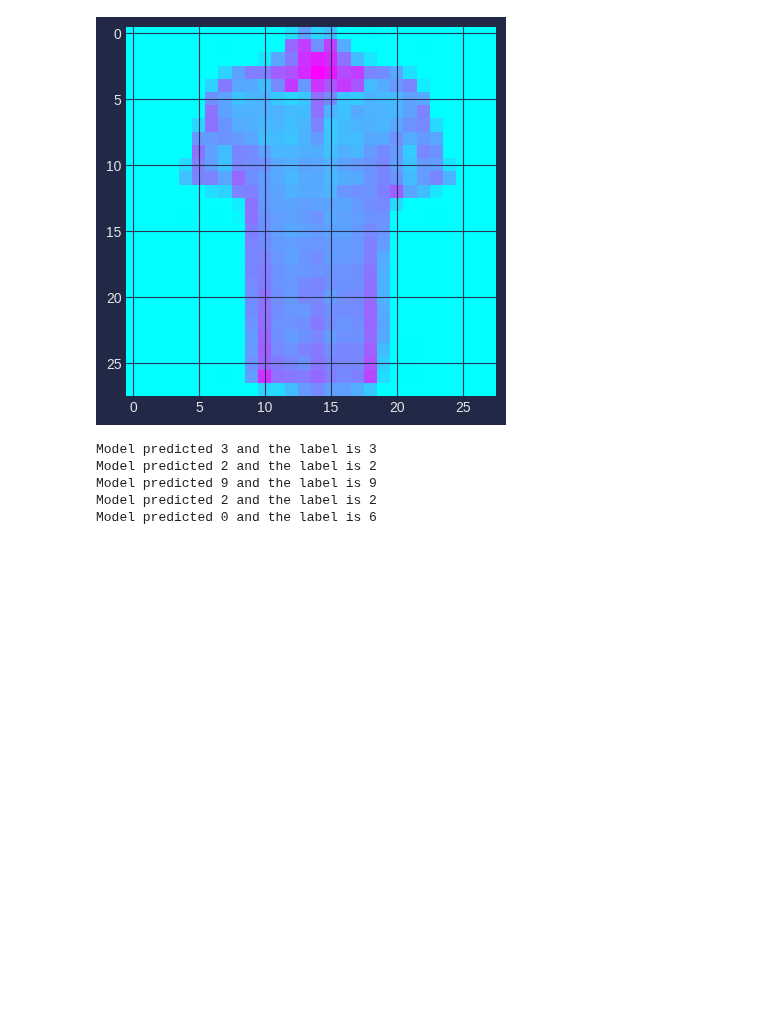
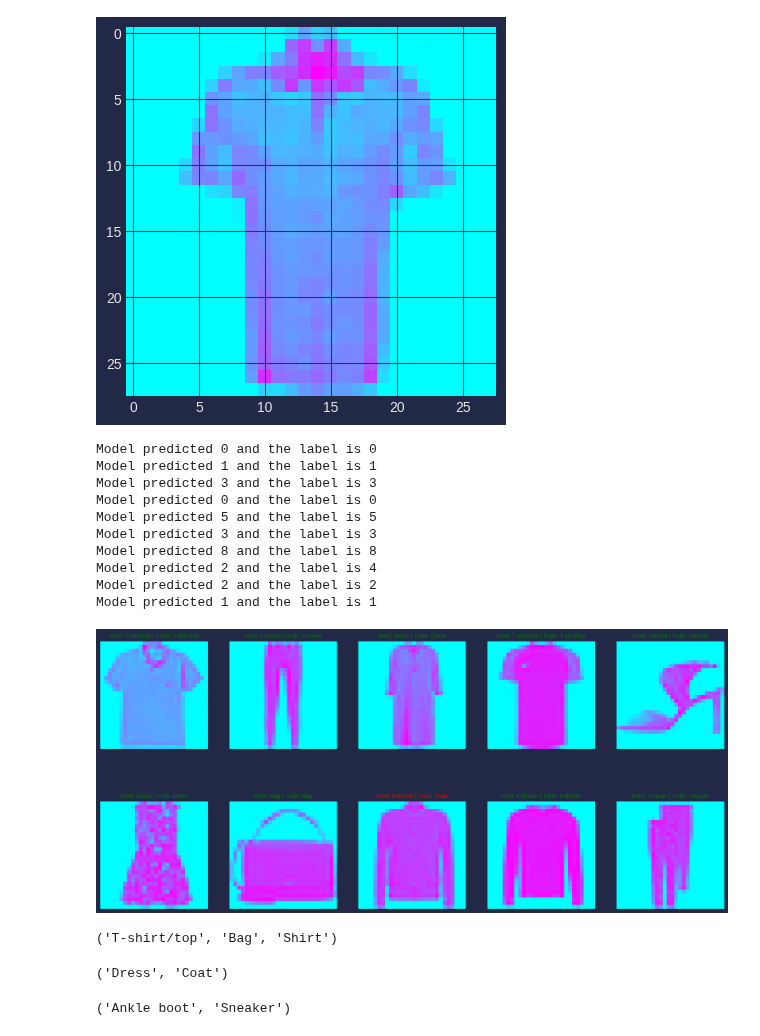
Before and after one commit to Pritush09/DeepLearning-Pytorch, a Jupyter notebook: 03_Computer_Vision.ipynb, the cells around one changed output. Drawn from its saved outputs; the diff is of its cells as text; code cells hidden in the pictures; blank space fills up the shorter version.

Commit message:
visualize the output after testing the model

```diff
--- a/03_Computer_Vision.ipynb
+++ b/03_Computer_Vision.ipynb
@@ -810,16 +810,50 @@ plt.imshow(img.squeeze())
 [figure]
 # %%
 # Making prediction from the test dataset
-
-for i in range(1,6):
+labels = []
+model_preds = []
+plt.figure(figsize=(19,9))
+nrows = 2
+ncols = 5
+for i in range(0,10):
   random_idx = torch.randint(low = 0,high = len(train_data),size=[1]).item()
   img , label = train_data[random_idx]
   model_pred = model_2(img.unsqueeze(dim=1)).argmax()
+  # labels.append(label)
+  # model_preds.append(model_pred)
+  plt.subplot(nrows, ncols, i+1)
+  plt.imshow(img.squeeze())
+  # Check for equality and change title colour accordingly
+  if model_pred == label:
+      plt.title(f"Pred: {class_label[model_pred]} | Truth: {class_label[label]}", fontsize=10, c="g") # green text if correct
+  else:
+      plt.title(f"Pred: {class_label[model_pred]} | Truth: {class_label[label]}", fontsize=10, c="r") # red text if wrong
+
 
   print(f"Model predicted {model_pred} and the label is {label}")
+
+  plt.axis(False)
 # %% [output]
+Model predicted 0 and the label is 0
+Model predicted 1 and the label is 1
 Model predicted 3 and the label is 3
+Model predicted 0 and the label is 0
+Model predicted 5 and the label is 5
+Model predicted 3 and the label is 3
+Model predicted 8 and the label is 8
+Model predicted 2 and the label is 4
 Model predicted 2 and the label is 2
-Model predicted 9 and the label is 9
-Model predicted 2 and the label is 2
-Model predicted 0 and the label is 6
+Model predicted 1 and the label is 1
+[figure, added]
+# %%
+class_label[0],class_label[8],class_label[6]
+# %% [output]
+('T-shirt/top', 'Bag', 'Shirt')
+# %%
+class_label[3],class_label[4]
+# %% [output]
+('Dress', 'Coat')
+# %%
+class_label[9],class_label[8-1]
+# %% [output]
+('Ankle boot', 'Sneaker')
```
Also changed, not shown: parts of 5 cells of this notebook.
